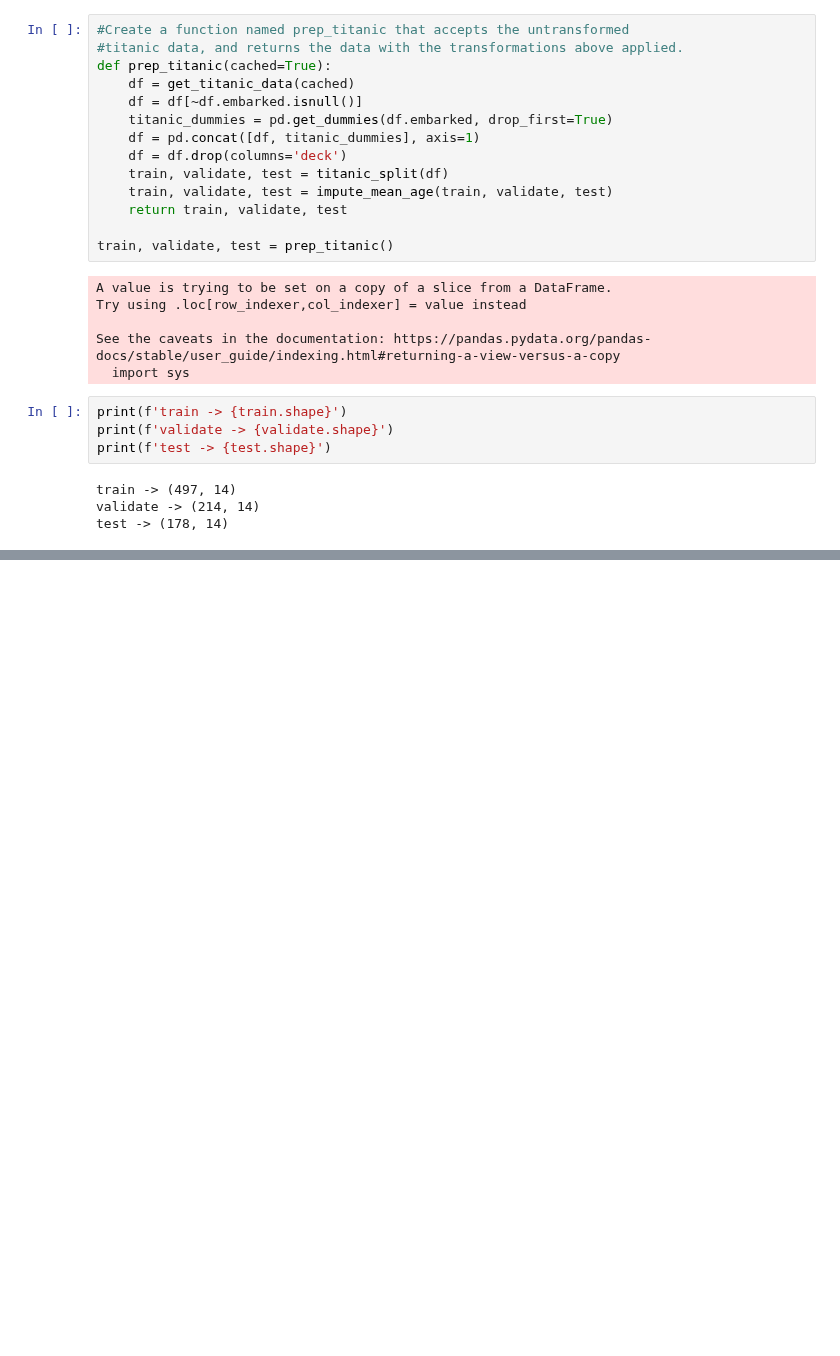
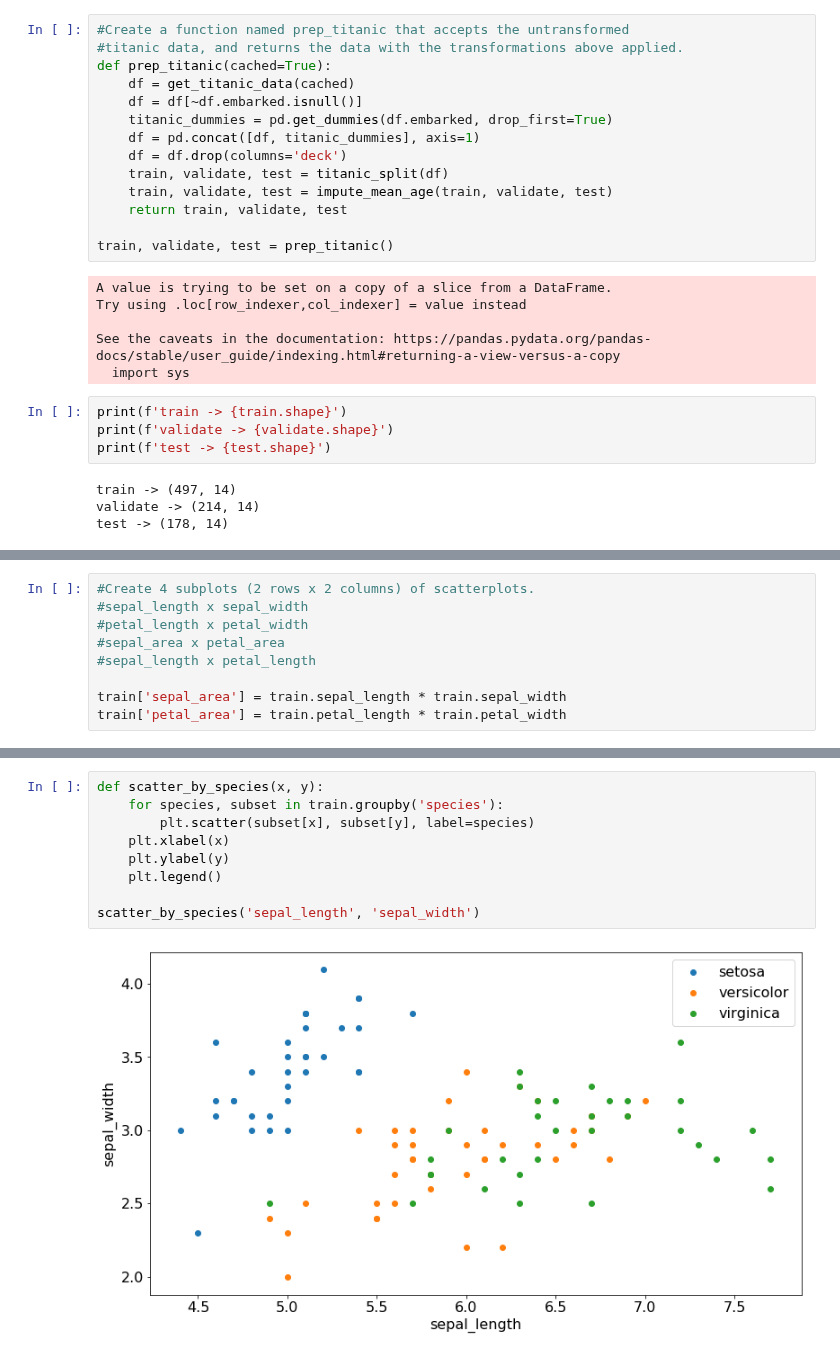
Before and after one commit to AI-Gomez/classification-exercises, a Jupyter notebook: classification_exercises.ipynb, the cells around one changed output, grey strips where cells are left out. Cells and saved outputs as stored; diff of their text form; blank space fills up the shorter version.

```diff
--- a/classification_exercises.ipynb
+++ b/classification_exercises.ipynb
@@ -625,0 +688,9 @@ recommit
+# %%
+#Create 4 subplots (2 rows x 2 columns) of scatterplots.
+#sepal_length x sepal_width
+#petal_length x petal_width
+#sepal_area x petal_area
+#sepal_length x petal_length
+
+train['sepal_area'] = train.sepal_length * train.sepal_width
+train['petal_area'] = train.petal_length * train.petal_width
@@ -625,0 +707,11 @@ recommit
+# %%
+def scatter_by_species(x, y):
+    for species, subset in train.groupby('species'):
+        plt.scatter(subset[x], subset[y], label=species)
+    plt.xlabel(x)
+    plt.ylabel(y)
+    plt.legend()
+
+scatter_by_species('sepal_length', 'sepal_width')
+# %% [output]
+[figure, added]
```
Also changed, not shown: parts of 20 cells of this notebook.
